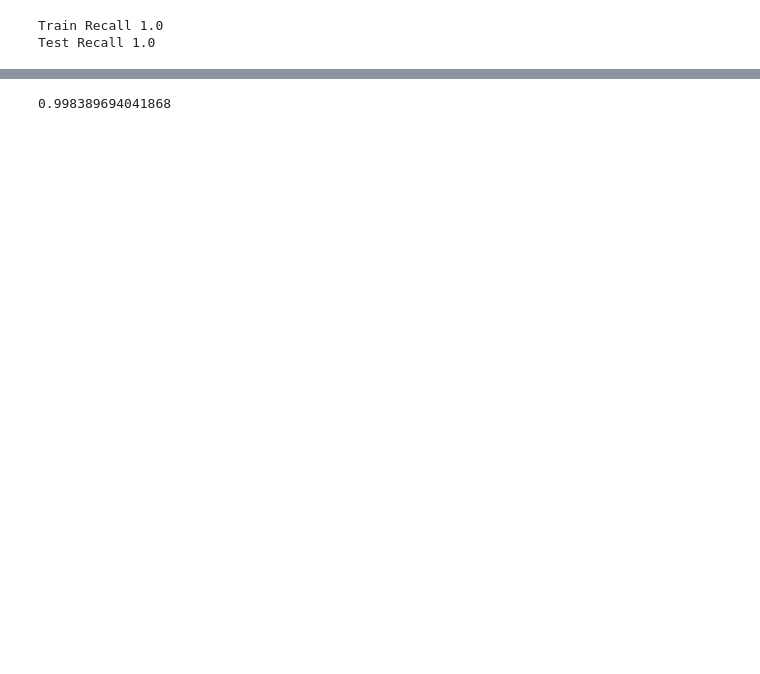
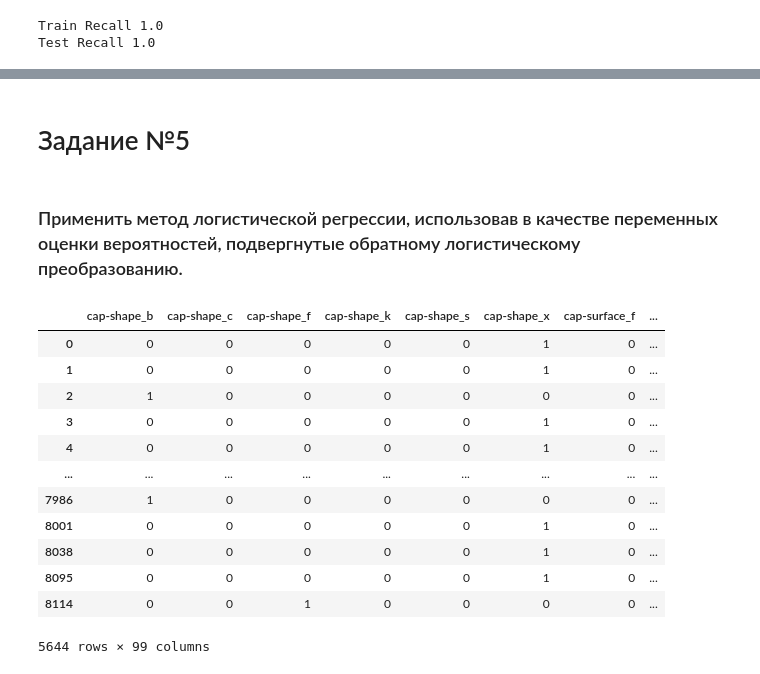
Before and after one commit to PiroJOJO/Statistical_decision_theory, a Jupyter notebook: Lab_2/Lab_2.ipynb, the cells around one changed output, grey strips where cells are left out. Saved outputs shown, nothing was run; the diff lists cells and outputs as text; code cells hidden in the pictures; blank space fills up the shorter version.

```diff
--- a/Lab_2/Lab_2.ipynb
+++ b/Lab_2/Lab_2.ipynb
@@ -20,12 +18,10 @@ from ucimlrepo import fetch_ucirepo
 mushroom = fetch_ucirepo(id=73)
 
 X = mushroom.data.features
-y = mushroom.data.targets
+Y = mushroom.data.targets
 
-df_mushroom = pd.DataFrame(X.join(y))
-# df_mushroom.rename(columns = {'poisonous':'target'}, inplace = True )
+df_mushroom = pd.DataFrame(X.join(Y))
 CLASSES = list(df_mushroom['poisonous'].unique())
-print(CLASSES)
 df_mushroom = df_mushroom.dropna()
 df_mushroom
 # %% [output]
@@ -348,4 +269,25 @@ print(res)
-# %%
-print(metrics.accuracy_score(y_test, res))
-# %% [output]
-0.998389694041868
+# %% [markdown]
+# Задание №5
+# %% [markdown]
+### Применить метод логистической регрессии, использовав в качестве переменных оценки вероятностей, подвергнутые обратному логистическому преобразованию.
+# %%
+df_mushroom = pd.get_dummies(df_mushroom.drop(['target'], axis = 1), dtype = int)
+# df_mushroom = pd.get_dummies(df_mushroom)
+
+columns = list(df_mushroom)
+df_mushroom = df_mushroom.join(Y)
+df_mushroom
+# %% [output]
+|  | cap-shape_b | cap-shape_c | cap-shape_f | cap-shape_k | cap-shape_s | cap-shape_x | cap-surface_f | ... |
+| 0 | 0 | 0 | 0 | 0 | 0 | 1 | 0 | ... |
+| 1 | 0 | 0 | 0 | 0 | 0 | 1 | 0 | ... |
+| 2 | 1 | 0 | 0 | 0 | 0 | 0 | 0 | ... |
+| 3 | 0 | 0 | 0 | 0 | 0 | 1 | 0 | ... |
+| 4 | 0 | 0 | 0 | 0 | 0 | 1 | 0 | ... |
+| ... | ... | ... | ... | ... | ... | ... | ... | ... |
+| 7986 | 1 | 0 | 0 | 0 | 0 | 0 | 0 | ... |
+| 8001 | 0 | 0 | 0 | 0 | 0 | 1 | 0 | ... |
+| 8038 | 0 | 0 | 0 | 0 | 0 | 1 | 0 | ... |
+| 8095 | 0 | 0 | 0 | 0 | 0 | 1 | 0 | ... |
+| 8114 | 0 | 0 | 1 | 0 | 0 | 0 | 0 | ... |
+5644 rows × 99 columns
```
Also changed, not shown: parts of 42 cells of this notebook.
